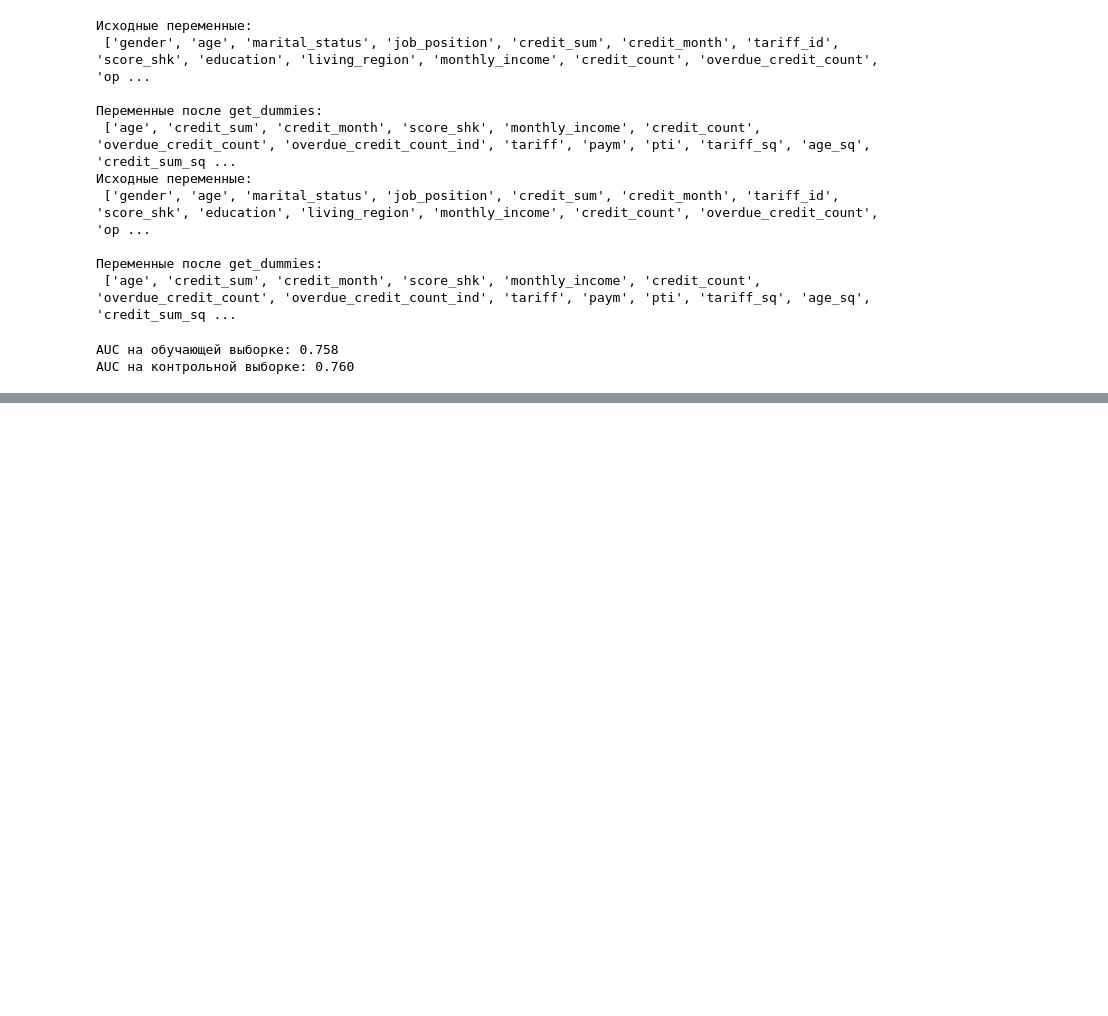
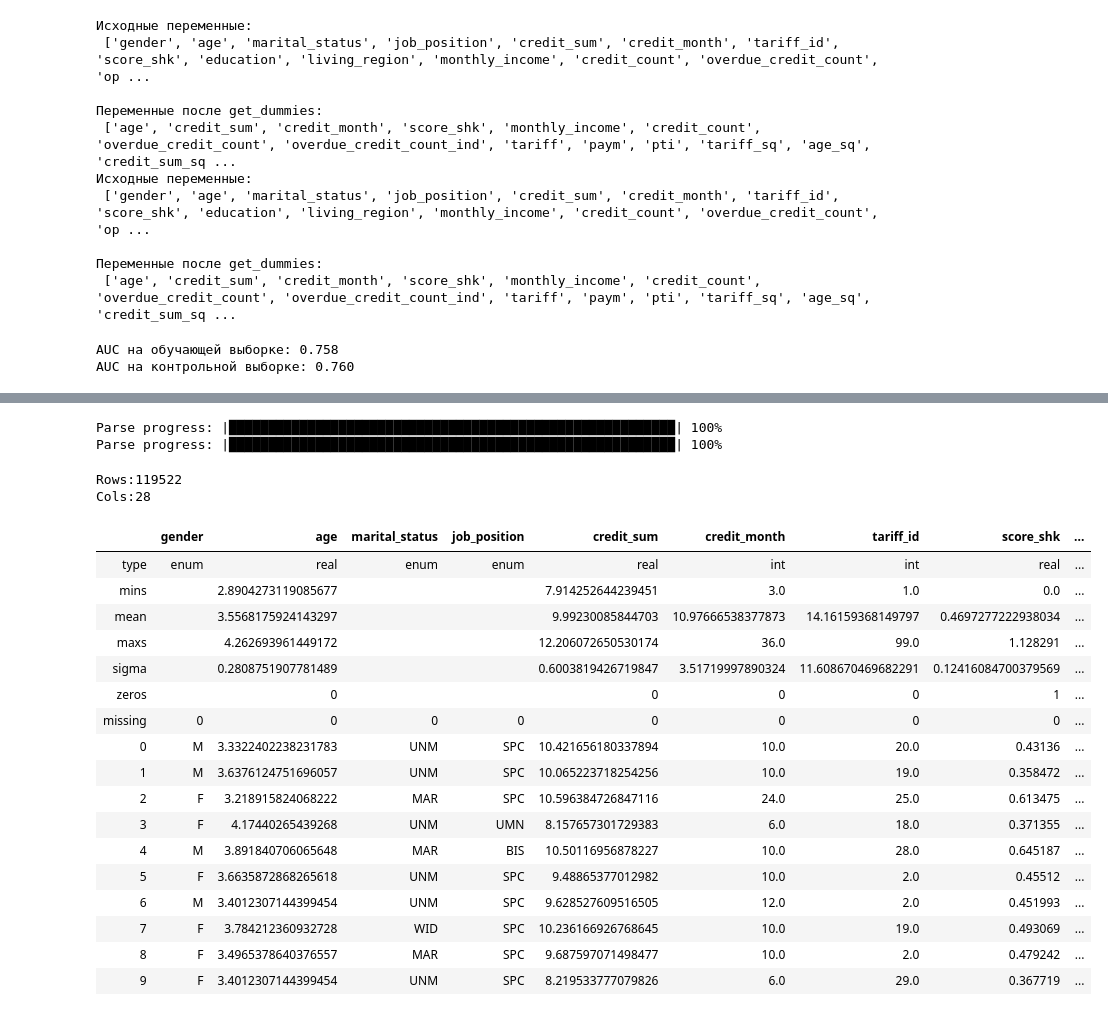
Before and after one commit to evpolyakov/Learning_pandas_russian_translation, a Jupyter notebook: Приложение 4_Пример предварительной подготовки данных в pandas.ipynb, the cells around one changed output, grey strips where cells are left out. Saved outputs shown, nothing was run; the diff lists cells and outputs as text; code cells hidden in the pictures; blank space fills up the shorter version.

```diff
--- a/Приложение 4_Пример предварительной подготовки данных в pandas.ipynb
+++ b/Приложение 4_Пример предварительной подготовки данных в pandas.ipynb
@@ -1342,0 +1370,34 @@ AUC на контрольной выборке: 0.760
+# %%
+# преобразовываем датафреймы pandas во фреймы h2o -
+# специальную структуру данных, используемую h2o
+tr = h2o.H2OFrame(train)
+valid = h2o.H2OFrame(test)
+# %% [output]
+Parse progress: |█████████████████████████████████████████████████████████| 100%
+Parse progress: |█████████████████████████████████████████████████████████| 100%
+# %%
+# взглянем на обучающий фрейм, обратите внимание,
+# сейчас метод .describe() - это метод h2o, а не
+# pandas
+tr.describe()
+# %% [output]
+Rows:119522
+Cols:28
+|  | gender | age | marital_status | job_position | credit_sum | credit_month | tariff_id | score_shk | ... |
+| type | enum | real | enum | enum | real | int | int | real | ... |
+| mins |  | 2.8904273119085677 |  |  | 7.914252644239451 | 3.0 | 1.0 | 0.0 | ... |
+| mean |  | 3.5568175924143297 |  |  | 9.99230085844703 | 10.97666538377873 | 14.16159368149797 | 0.4697277222938034 | ... |
+| maxs |  | 4.262693961449172 |  |  | 12.206072650530174 | 36.0 | 99.0 | 1.128291 | ... |
+| sigma |  | 0.2808751907781489 |  |  | 0.6003819426719847 | 3.51719997890324 | 11.608670469682291 | 0.12416084700379569 | ... |
+| zeros |  | 0 |  |  | 0 | 0 | 0 | 1 | ... |
+| missing | 0 | 0 | 0 | 0 | 0 | 0 | 0 | 0 | ... |
+| 0 | M | 3.3322402238231783 | UNM | SPC | 10.421656180337894 | 10.0 | 20.0 | 0.43136 | ... |
+| 1 | M | 3.6376124751696057 | UNM | SPC | 10.065223718254256 | 10.0 | 19.0 | 0.358472 | ... |
+| 2 | F | 3.218915824068222 | MAR | SPC | 10.596384726847116 | 24.0 | 25.0 | 0.613475 | ... |
+| 3 | F | 4.17440265439268 | UNM | UMN | 8.157657301729383 | 6.0 | 18.0 | 0.371355 | ... |
+| 4 | M | 3.891840706065648 | MAR | BIS | 10.50116956878227 | 10.0 | 28.0 | 0.645187 | ... |
+| 5 | F | 3.6635872868265618 | UNM | SPC | 9.48865377012982 | 10.0 | 2.0 | 0.45512 | ... |
+| 6 | M | 3.4012307144399454 | UNM | SPC | 9.628527609516505 | 12.0 | 2.0 | 0.451993 | ... |
+| 7 | F | 3.784212360932728 | WID | SPC | 10.236166926768645 | 10.0 | 19.0 | 0.493069 | ... |
+| 8 | F | 3.4965378640376557 | MAR | SPC | 9.687597071498477 | 10.0 | 2.0 | 0.479242 | ... |
+| 9 | F | 3.4012307144399454 | UNM | SPC | 8.219533777079826 | 6.0 | 29.0 | 0.367719 | ... |
```
Also changed, not shown: parts of 10 cells of this notebook.
